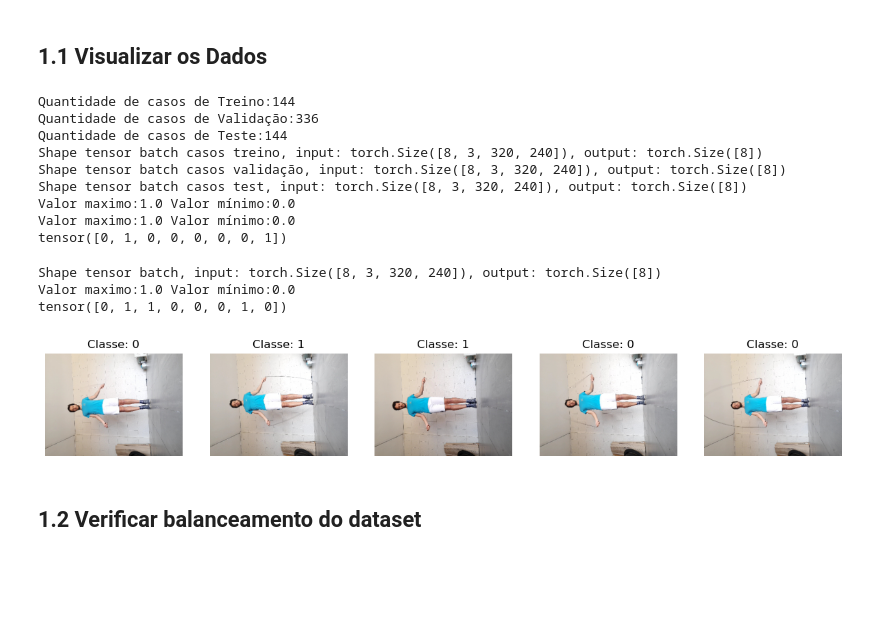
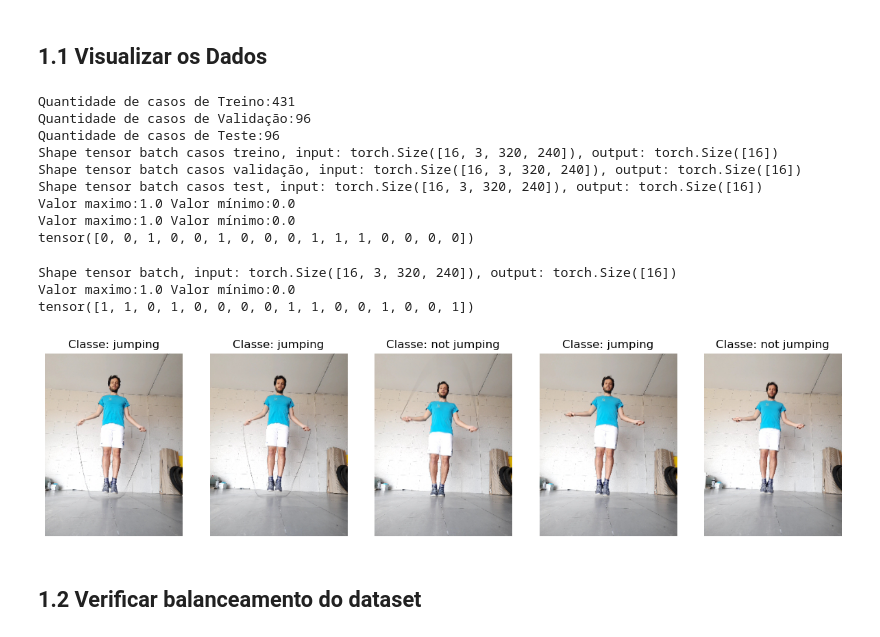
Before and after one commit to brazafonso/JumpRopeCounter, a Jupyter notebook: classificador/notebook.ipynb, the cells around one changed output. Drawn from its saved outputs; the diff is of its cells as text; code cells hidden in the pictures; blank space fills up the shorter version.

```diff
--- a/classificador/notebook.ipynb
+++ b/classificador/notebook.ipynb
@@ -84,7 +84,7 @@ cuda
 PATH = 'data/Session_1_ground'
 PATH_TRAIN = os.path.join(PATH, 'train')
 PATH_TEST = os.path.join(PATH, 'test')
-BATCH_SIZE = 8
+BATCH_SIZE = 16
 dic_classes = {'not_jumping': 0, 'jumping': 1}
 
 IMG_WIDTH = 320
@@ -92,8 +92,8 @@ IMG_HEIGHT = 240
 # %%
 def preprocessar(imagem):
     imagem = np.array(imagem)
-    data_mean = np.array([0.4914, 0.4822, 0.4465]).reshape(1,1,-1).mean()
-    data_std  = np.array([0.2023, 0.1994, 0.2010]).reshape(1,1,-1).mean()
+    data_mean = np.mean(imagem)
+    data_std = np.std(imagem)
     imagem = (imagem - data_mean) / data_std
     xmax, xmin = imagem.max(), imagem.min()
     imagem = (imagem - xmin)/(xmax - xmin)
@@ -135,8 +135,8 @@ def prepare_data_loaders(path_train, path_test):
     dataset_train = JumpingDataset(path_train,transforms=None)
     dataset_test = JumpingDataset(path_test,transforms=None)
 
-    train_size = 144 # TODO: HARDCODED
-    val_size = len(dataset_train) - train_size
+    val_size = 96 # TODO: HARDCODED
+    train_size = len(dataset_train) - val_size
     train, validation = random_split(dataset_train, [train_size, val_size], generator=torch.Generator().manual_seed(42))
 
     train_dl = DataLoader(train, batch_size=BATCH_SIZE, shuffle=True)
@@ -176,35 +176,38 @@ def visualize_dataset(train_dl, test_dl, dataset_train, dataset_test):
 
 visualize_dataset(train_dl, test_dl, train_dl_all, test_dl_all)
 # %% [output]
-Quantidade de casos de Treino:144
-Quantidade de casos de Validação:336
-Quantidade de casos de Teste:144
-Shape tensor batch casos treino, input: torch.Size([8, 3, 320, 240]), output: torch.Size([8])
-Shape tensor batch casos validação, input: torch.Size([8, 3, 320, 240]), output: torch.Size([8])
-Shape tensor batch casos test, input: torch.Size([8, 3, 320, 240]), output: torch.Size([8])
+Quantidade de casos de Treino:431
+Quantidade de casos de Validação:96
+Quantidade de casos de Teste:96
+Shape tensor batch casos treino, input: torch.Size([16, 3, 320, 240]), output: torch.Size([16])
+Shape tensor batch casos validação, input: torch.Size([16, 3, 320, 240]), output: torch.Size([16])
+Shape tensor batch casos test, input: torch.Size([16, 3, 320, 240]), output: torch.Size([16])
 Valor maximo:1.0 Valor mínimo:0.0
 Valor maximo:1.0 Valor mínimo:0.0
-tensor([0, 1, 0, 0, 0, 0, 0, 1])
+tensor([0, 0, 1, 0, 0, 1, 0, 0, 0, 1, 1, 1, 0, 0, 0, 0])
 # %%
-def visualize_images(dl):
+def visualize_images(dl, num_images=5):
     x, y = next(iter(dl))
     print(f"Shape tensor batch, input: {x.shape}, output: {y.shape}")
     x=x.detach().numpy()
     print(f'Valor maximo:{np.max(x)} Valor mínimo:{np.min(x)}')
     print(y)
-    fig, axs = plt.subplots(1, 5, figsize=(15, 5))
-    for i in range(5):
-        axs[i].imshow(x[i].transpose(2,1,0))
-        axs[i].set_title(f'Classe: {y[i]}')
+    fig, axs = plt.subplots(1, num_images, figsize=(15, 5))
+    for i in range(num_images):
+        # Rotate the image on y axis and transpose
+        axs[i].imshow(x[i].transpose(1,2,0))
+
+        class_name = 'jumping' if y[i] == 1 else 'not jumping'
+        axs[i].set_title(f'Classe: {class_name}')
         axs[i].axis('off')
     plt.show()
 
-visualize_images(train_dl)
+visualize_images(train_dl, num_images=5)
 # %% [output]
-Shape tensor batch, input: torch.Size([8, 3, 320, 240]), output: torch.Size([8])
+Shape tensor batch, input: torch.Size([16, 3, 320, 240]), output: torch.Size([16])
 Valor maximo:1.0 Valor mínimo:0.0
-tensor([0, 1, 1, 0, 0, 0, 1, 0])
+tensor([1, 1, 0, 1, 0, 0, 0, 0, 1, 1, 0, 0, 1, 0, 0, 1])
-[figure, old version]
+[figure, new version]
 # %% [markdown]
 ## 1.2 Verificar balanceamento do dataset
 # %%
```
Also changed, not shown: parts of 6 cells of this notebook, 4 other files.
